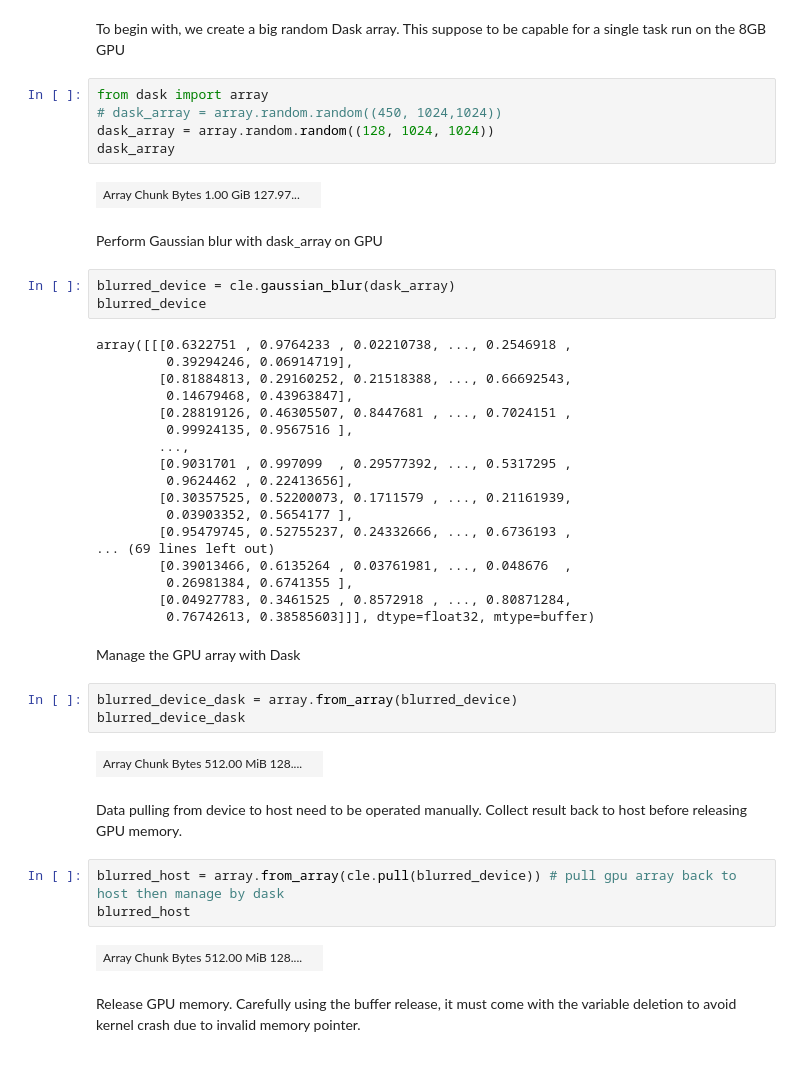
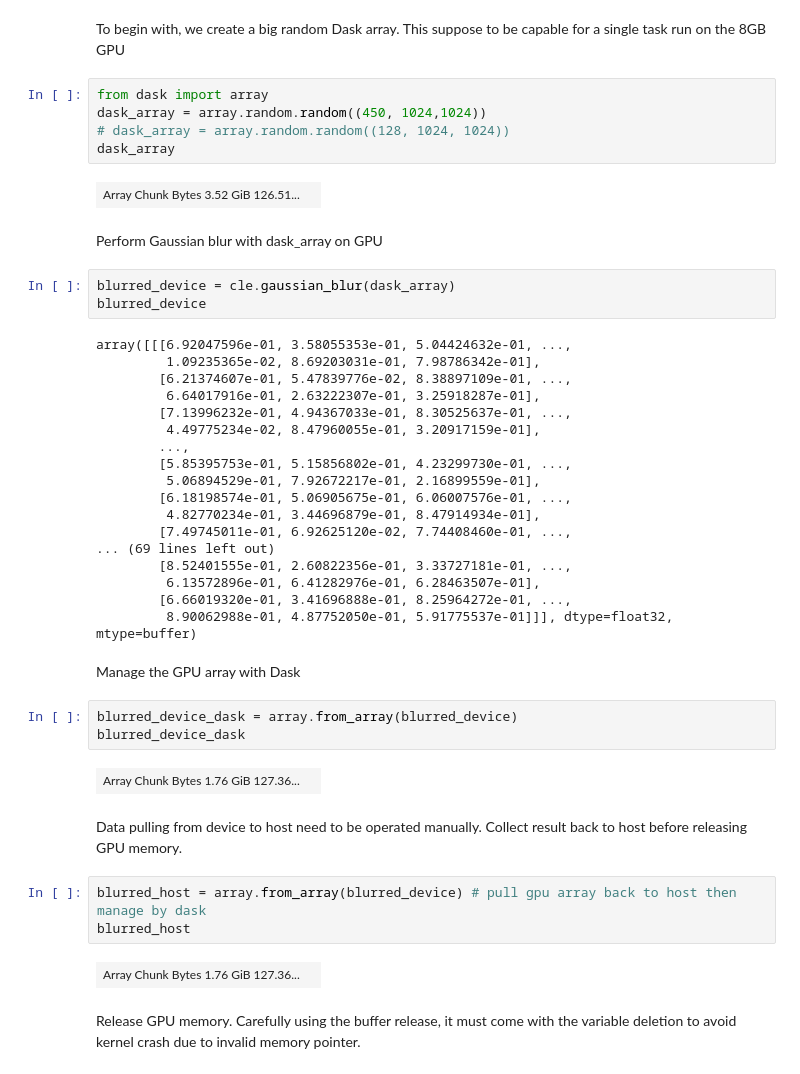
Before and after one commit to clEsperanto/pyclesperanto, a Jupyter notebook: demos/interoperability/dask.ipynb, the cells around one changed output. Cells and saved outputs as stored; diff of their text form.

```diff
--- a/demos/interoperability/dask.ipynb
+++ b/demos/interoperability/dask.ipynb
@@ -20,48 +24,48 @@ cle.select_device("TX")
 To begin with, we create a big random Dask array. This suppose to be capable for a single task run on the 8GB GPU
 # %%
 from dask import array
-# dask_array = array.random.random((450, 1024,1024))
-dask_array = array.random.random((128, 1024, 1024))
+dask_array = array.random.random((450, 1024,1024))
+# dask_array = array.random.random((128, 1024, 1024))
 dask_array
 # %% [output]
-| Array Chunk Bytes 1.00 GiB 127.97... |  |
+| Array Chunk Bytes 3.52 GiB 126.51... |  |
 # %% [markdown]
 Perform Gaussian blur with dask_array on GPU
 # %%
 blurred_device = cle.gaussian_blur(dask_array)
 blurred_device
 # %% [output]
-array([[[0.6322751 , 0.9764233 , 0.02210738, ..., 0.2546918 ,
-         0.39294246, 0.06914719],
-        [0.81884813, 0.29160252, 0.21518388, ..., 0.66692543,
-         0.14679468, 0.43963847],
-        [0.28819126, 0.46305507, 0.8447681 , ..., 0.7024151 ,
-         0.99924135, 0.9567516 ],
+array([[[6.92047596e-01, 3.58055353e-01, 5.04424632e-01, ...,
+         1.09235365e-02, 8.69203031e-01, 7.98786342e-01],
+        [6.21374607e-01, 5.47839776e-02, 8.38897109e-01, ...,
+         6.64017916e-01, 2.63222307e-01, 3.25918287e-01],
+        [7.13996232e-01, 4.94367033e-01, 8.30525637e-01, ...,
+         4.49775234e-02, 8.47960055e-01, 3.20917159e-01],
         ...,
-        [0.9031701 , 0.997099  , 0.29577392, ..., 0.5317295 ,
-         0.9624462 , 0.22413656],
-        [0.30357525, 0.52200073, 0.1711579 , ..., 0.21161939,
-         0.03903352, 0.5654177 ],
-        [0.95479745, 0.52755237, 0.24332666, ..., 0.6736193 ,
+        [5.85395753e-01, 5.15856802e-01, 4.23299730e-01, ...,
+         5.06894529e-01, 7.92672217e-01, 2.16899559e-01],
+        [6.18198574e-01, 5.06905675e-01, 6.06007576e-01, ...,
+         4.82770234e-01, 3.44696879e-01, 8.47914934e-01],
+        [7.49745011e-01, 6.92625120e-02, 7.74408460e-01, ...,
 ... (69 lines left out)
-        [0.39013466, 0.6135264 , 0.03761981, ..., 0.048676  ,
-         0.26981384, 0.6741355 ],
-        [0.04927783, 0.3461525 , 0.8572918 , ..., 0.80871284,
-         0.76742613, 0.38585603]]], dtype=float32, mtype=buffer)
+        [8.52401555e-01, 2.60822356e-01, 3.33727181e-01, ...,
+         6.13572896e-01, 6.41282976e-01, 6.28463507e-01],
+        [6.66019320e-01, 3.41696888e-01, 8.25964272e-01, ...,
+         8.90062988e-01, 4.87752050e-01, 5.91775537e-01]]], dtype=float32, mtype=buffer)
 # %% [markdown]
 Manage the GPU array with Dask
 # %%
 blurred_device_dask = array.from_array(blurred_device)
 blurred_device_dask
 # %% [output]
-| Array Chunk Bytes 512.00 MiB 128.... |  |
+| Array Chunk Bytes 1.76 GiB 127.36... |  |
 # %% [markdown]
 Data pulling from device to host need to be operated manually. Collect result back to host before releasing GPU memory.
 # %%
-blurred_host = array.from_array(cle.pull(blurred_device)) # pull gpu array back to host then manage by dask
+blurred_host = array.from_array(blurred_device) # pull gpu array back to host then manage by dask
 blurred_host
 # %% [output]
-| Array Chunk Bytes 512.00 MiB 128.... |  |
+| Array Chunk Bytes 1.76 GiB 127.36... |  |
 # %% [markdown]
 Release GPU memory. Carefully using the buffer release, it must come with the variable deletion to avoid kernel crash due to invalid memory pointer.
 # %%
```
Also changed, not shown: parts of 21 cells of this notebook, 41 other files.
